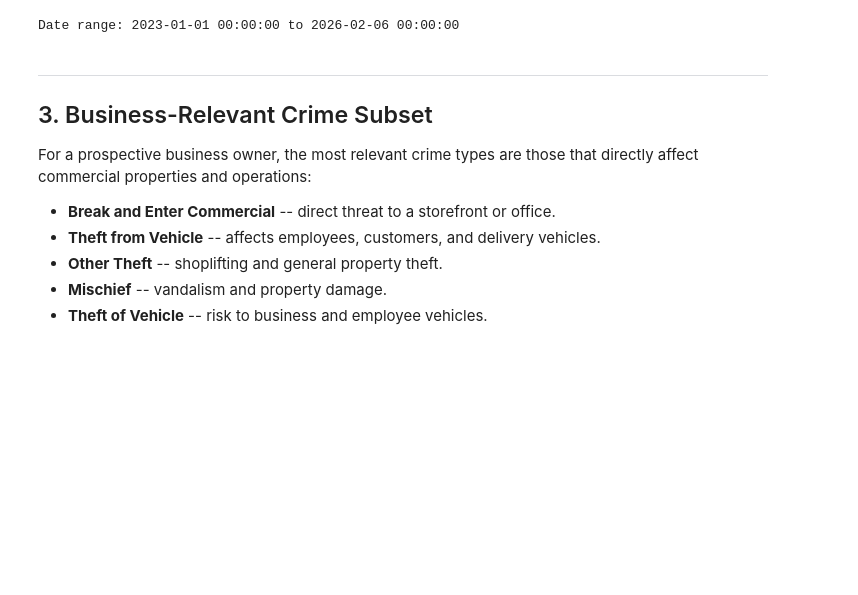
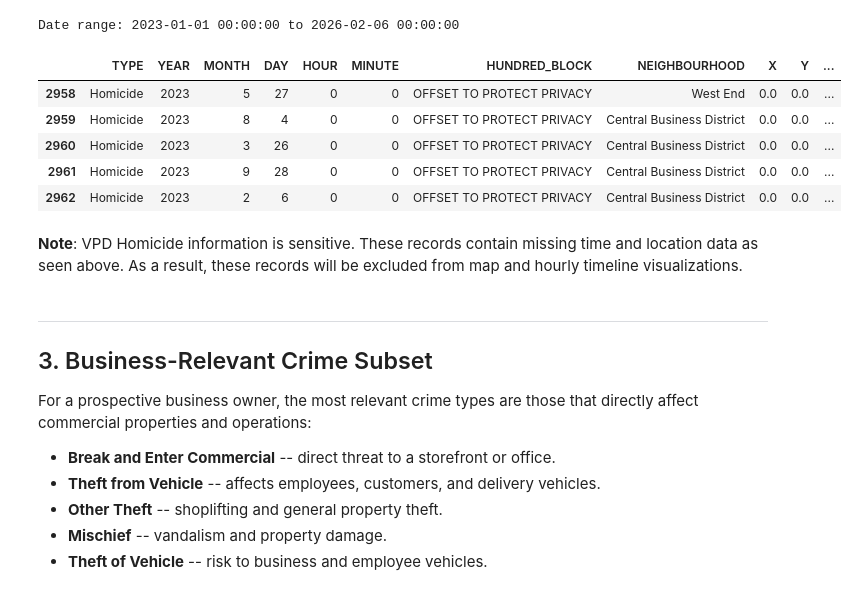
Before and after one commit to UBC-MDS/DSCI-532_2026_4_VanCrimeWatch, a Jupyter notebook: notebooks/VancouverCrimeAnalysis.ipynb, the cells around one changed output. Saved outputs shown, nothing was run; the diff lists cells and outputs as text; code cells hidden in the pictures; blank space fills up the shorter version.

Commit message:
added note to EDA about missing homicide data (location and time records)

```diff
--- a/notebooks/VancouverCrimeAnalysis.ipynb
+++ b/notebooks/VancouverCrimeAnalysis.ipynb
@@ -98,6 +98,18 @@ df['DATE'] = pd.to_datetime(
 print('Date range:', df['DATE'].min(), 'to', df['DATE'].max())
 # %% [output]
 Date range: 2023-01-01 00:00:00 to 2026-02-06 00:00:00
+# %%
+homicides = df[df['TYPE'] == 'Homicide']
+homicides.head()
+# %% [output]
+|  | TYPE | YEAR | MONTH | DAY | HOUR | MINUTE | HUNDRED_BLOCK | NEIGHBOURHOOD | X | Y | ... |
+| 2958 | Homicide | 2023 | 5 | 27 | 0 | 0 | OFFSET TO PROTECT PRIVACY | West End | 0.0 | 0.0 | ... |
+| 2959 | Homicide | 2023 | 8 | 4 | 0 | 0 | OFFSET TO PROTECT PRIVACY | Central Business District | 0.0 | 0.0 | ... |
+| 2960 | Homicide | 2023 | 3 | 26 | 0 | 0 | OFFSET TO PROTECT PRIVACY | Central Business District | 0.0 | 0.0 | ... |
+| 2961 | Homicide | 2023 | 9 | 28 | 0 | 0 | OFFSET TO PROTECT PRIVACY | Central Business District | 0.0 | 0.0 | ... |
+| 2962 | Homicide | 2023 | 2 | 6 | 0 | 0 | OFFSET TO PROTECT PRIVACY | Central Business District | 0.0 | 0.0 | ... |
+# %% [markdown]
+**Note**: VPD Homicide information is sensitive. These records contain missing time and location data as seen above. As a result, these records will be excluded from map and hourly timeline visualizations.
 # %% [markdown]
 ---
 ## 3. Business-Relevant Crime Subset
```
